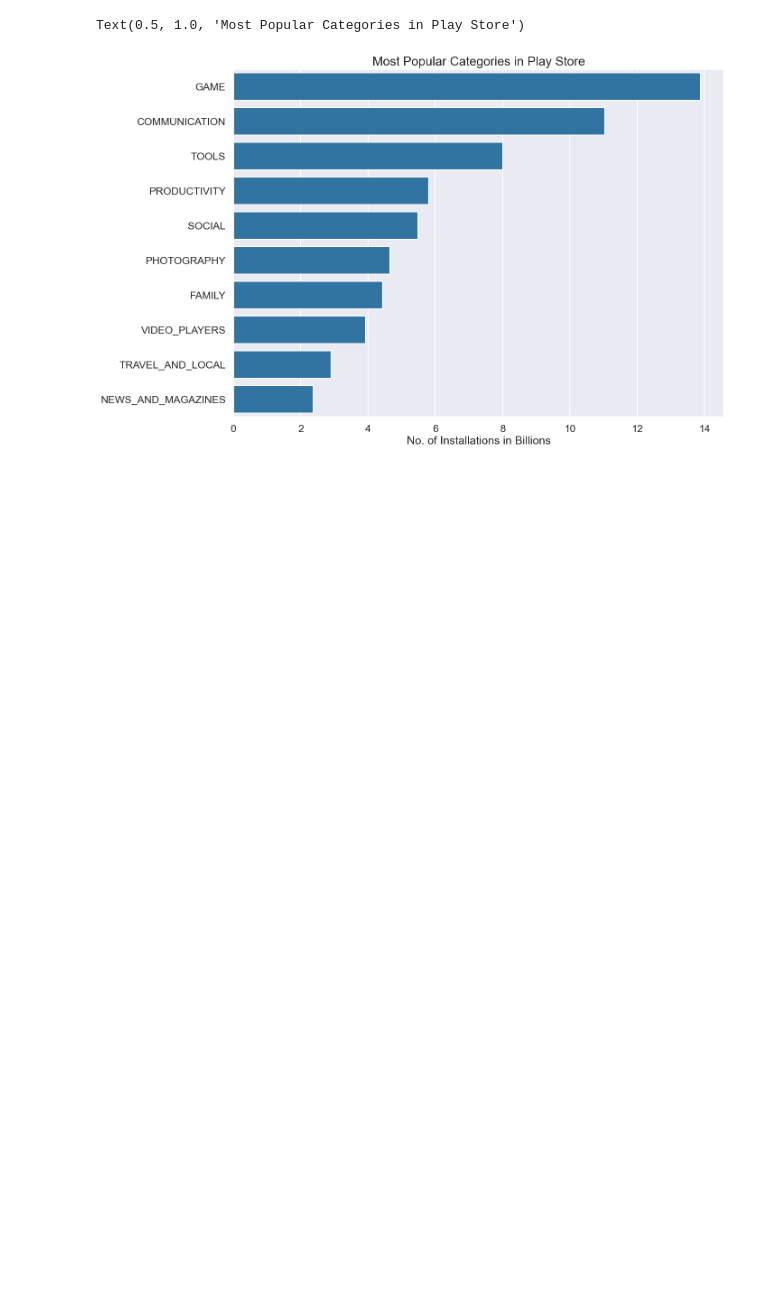
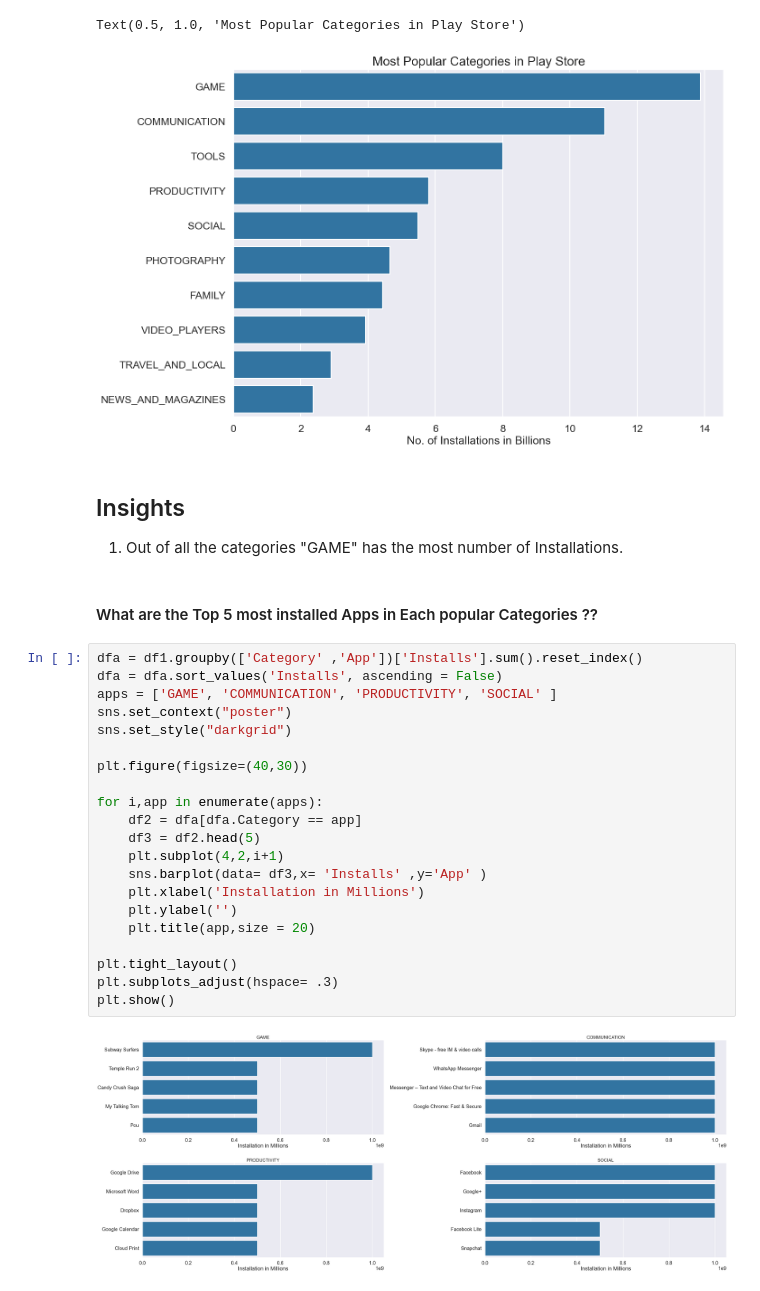
Before and after one commit to adityakashyap5047/ml_dl.py, a Jupyter notebook: ml-dl/2-EDA/2.3-Google Play Store EDA.ipynb, the cells around one changed output. Saved outputs shown, nothing was run; the diff lists cells and outputs as text; blank space fills up the shorter version.

Commit message:
5 Most installed app for each category

```diff
--- a/ml-dl/2-EDA/2.3-Google Play Store EDA.ipynb
+++ b/ml-dl/2-EDA/2.3-Google Play Store EDA.ipynb
@@ -583,3 +583,31 @@ ax.set_title("Most Popular Categories in Play Store", size = 20)
 # %% [output]
 Text(0.5, 1.0, 'Most Popular Categories in Play Store')
 [figure]
+# %% [markdown]
+## Insights
+1. Out of all the categories "GAME" has the most number of Installations.
+# %% [markdown]
+#### What are the Top 5 most installed Apps in Each popular Categories ??
+# %%
+dfa = df1.groupby(['Category' ,'App'])['Installs'].sum().reset_index()
+dfa = dfa.sort_values('Installs', ascending = False)
+apps = ['GAME', 'COMMUNICATION', 'PRODUCTIVITY', 'SOCIAL' ]
+sns.set_context("poster")
+sns.set_style("darkgrid")
+
+plt.figure(figsize=(40,30))
+
+for i,app in enumerate(apps):
+    df2 = dfa[dfa.Category == app]
+    df3 = df2.head(5)
+    plt.subplot(4,2,i+1)
+    sns.barplot(data= df3,x= 'Installs' ,y='App' )
+    plt.xlabel('Installation in Millions')
+    plt.ylabel('')
+    plt.title(app,size = 20)
+
+plt.tight_layout()
+plt.subplots_adjust(hspace= .3)
+plt.show()
+# %% [output]
+[figure, added]
```
Also changed, not shown: parts of 1 cell of this notebook.
